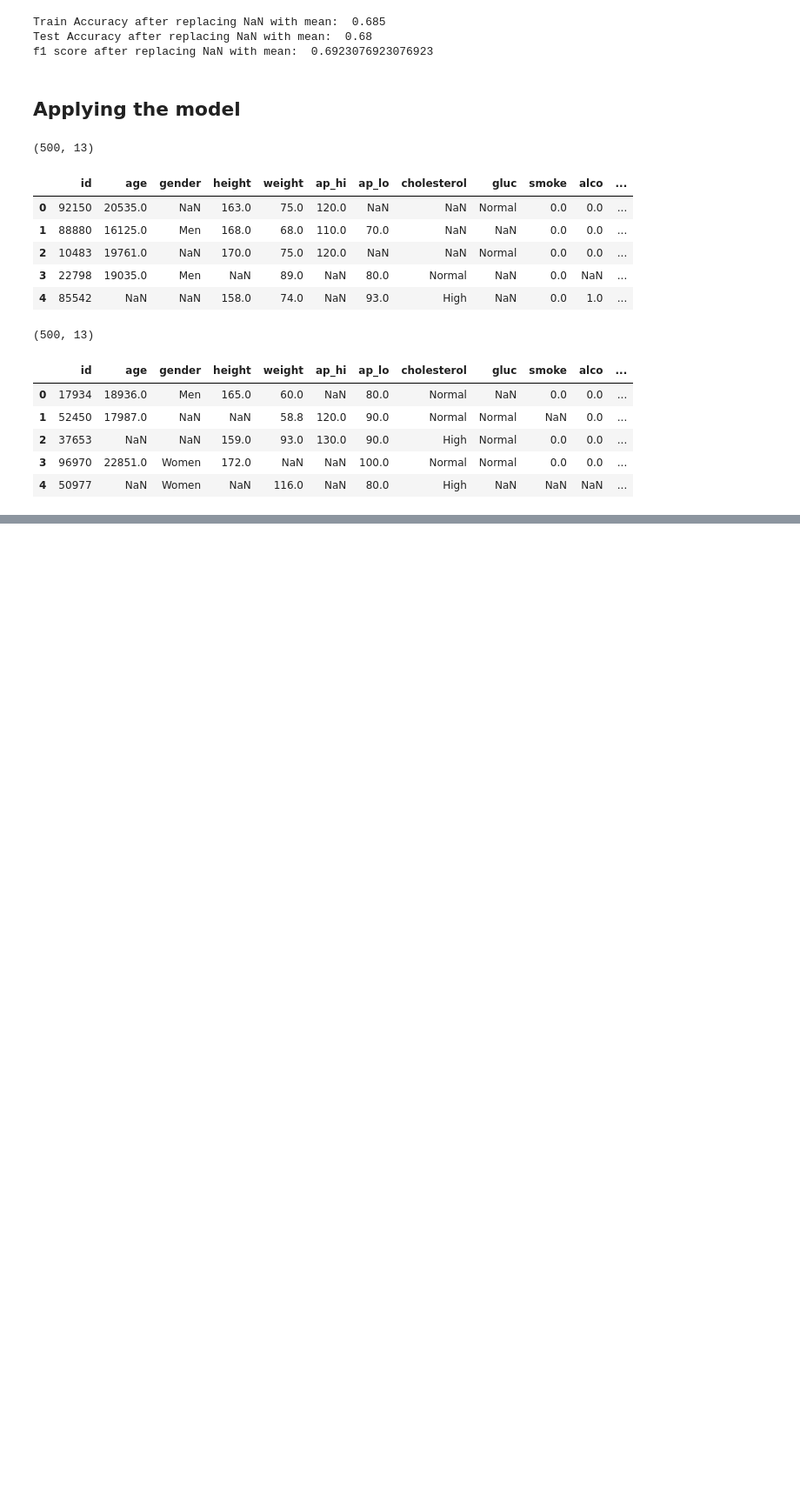
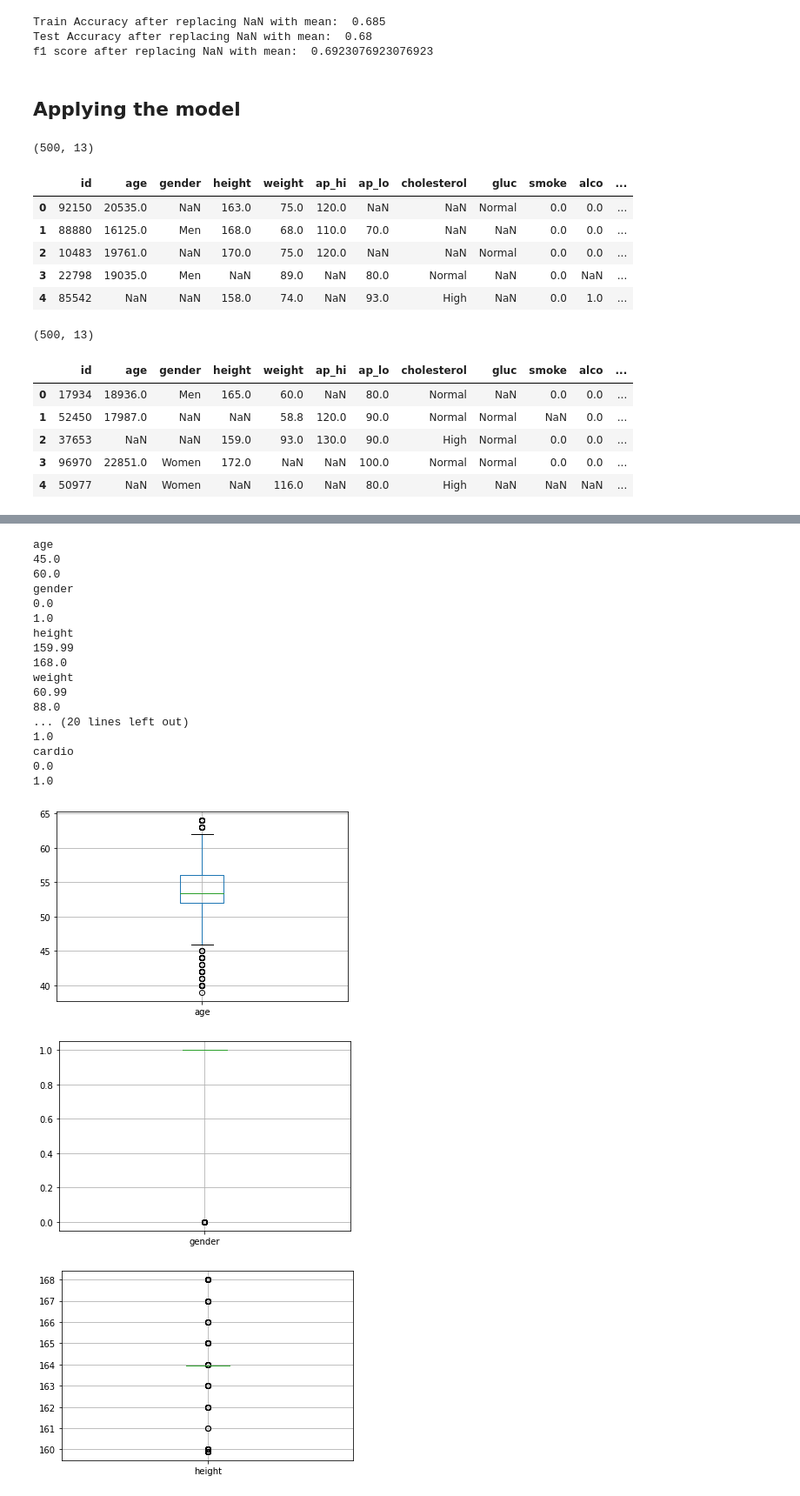
Before and after one commit to srpanchal/Predict-Cardio-Disease-Machine-Learning, a Jupyter notebook: Lab1_Saurabh_Panchal.ipynb, the cells around one changed output, grey strips where cells are left out. Shown: that part at 87% size. Saved outputs shown, nothing was run; the diff lists cells and outputs as text; code cells hidden in the pictures; blank space fills up the shorter version.

```diff
--- a/Lab1_Saurabh_Panchal.ipynb
+++ b/Lab1_Saurabh_Panchal.ipynb
@@ -338,0 +352,28 @@ dtype: int64
+# %%
+for col in train_data.columns:
+    plt.figure()
+    train_data.boxplot([col])
+    print(col)
+    print(train_data[col].quantile(0.10))
+    print(train_data[col].quantile(0.90))
+# %% [output]
+age
+45.0
+60.0
+gender
+0.0
+1.0
+height
+159.99
+168.0
+weight
+60.99
+88.0
+... (20 lines left out)
+1.0
+cardio
+0.0
+1.0
+[figure, added]
+[figure, added]
+[figure, added]
```
Also changed, not shown: parts of 22 cells of this notebook, 1 other file.
